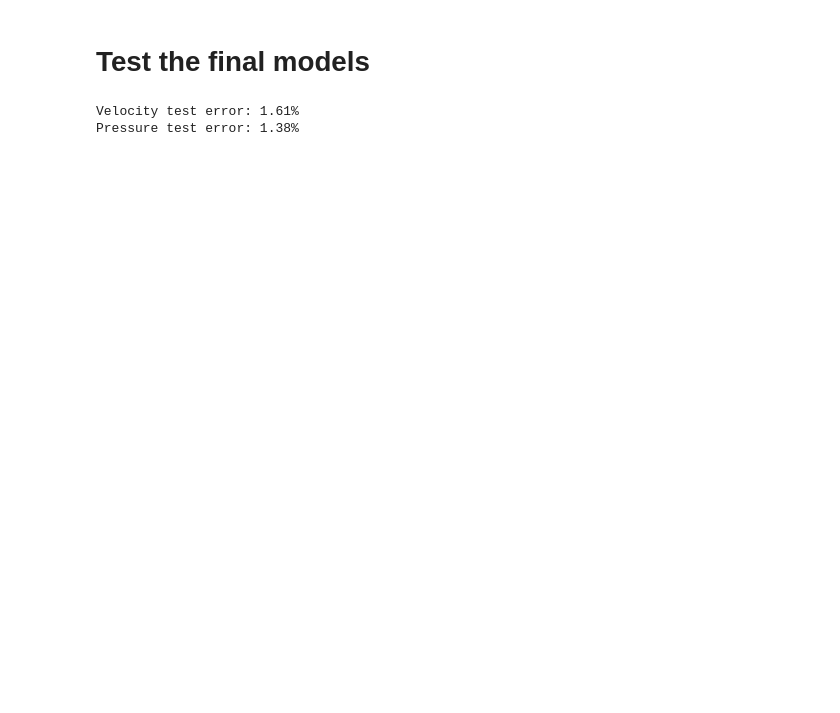
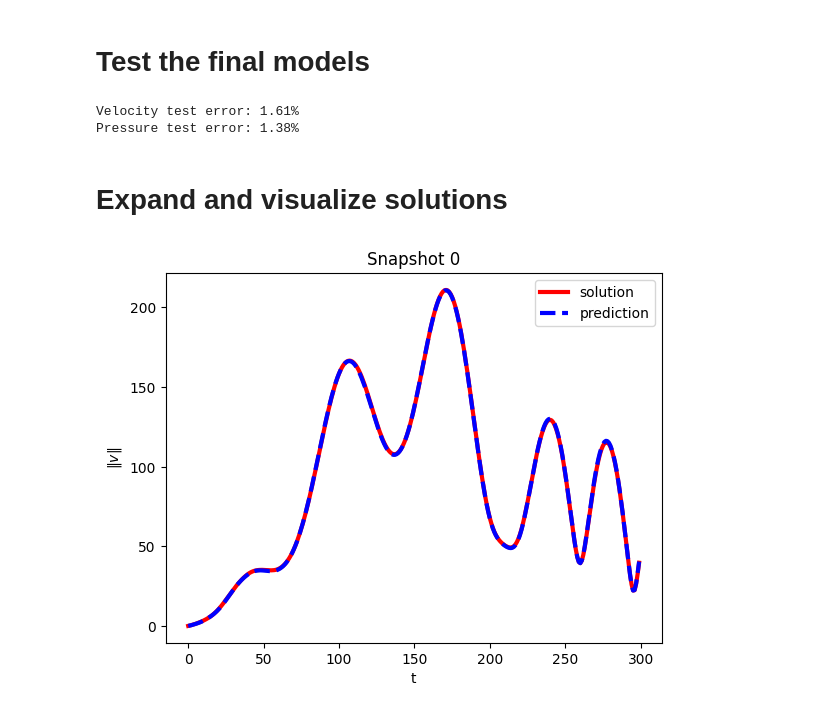
Before and after one commit to CS-433/ml-project-2-vaporizers, a Jupyter notebook: run.ipynb, the cells around one changed output. Saved outputs shown, nothing was run; the diff lists cells and outputs as text; code cells hidden in the pictures; blank space fills up the shorter version.

```diff
--- a/run.ipynb
+++ b/run.ipynb
@@ -149,3 +149,35 @@ print('Pressure test error: {:.2f}%'.format(test_error_p * 100))
 # %% [output]
 Velocity test error: 1.61%
 Pressure test error: 1.38%
+# %% [markdown]
+# Expand and visualize solutions
+# %%
+# Compute predictions
+
+predictions_v = predict(model_v, test_v_gen, device).to('cpu').detach().numpy()
+predictions_p = predict(model_p, test_p_gen, device).to('cpu').detach().numpy()
+# %%
+# Plot solutions vs predictions for the snapshot at idx
+
+idx = 0
+
+predictions_v_idx = predictions_v[idx].reshape((40,37))
+predictions_v_ex = expand(predictions_v_idx, basis_space['velocity'], basis_time['velocity'])
+solutions_v_ex = expand(y_test_v[idx], basis_space['velocity'], basis_time['velocity'])
+predictions_p_idx = predictions_p[idx].reshape((7,47))
+predictions_p_ex = expand(predictions_p_idx, basis_space['pressure'], basis_time['pressure'])
+solutions_p_ex = expand(y_test_p[idx], basis_space['pressure'], basis_time['pressure'])
+norm_solutions_v = np.linalg.norm(solutions_v_ex, axis=0)
+norm_predictions_v = np.linalg.norm(predictions_v_ex, axis=0)
+norm_solutions_p = np.linalg.norm(solutions_p_ex, axis=0)
+norm_predictions_p = np.linalg.norm(predictions_p_ex, axis=0)
+# %%
+plt.plot(norm_solutions_v, color = 'r', linewidth='3')
+plt.plot(norm_predictions_v, linestyle = '--', color = 'b', linewidth='3')
+plt.xlabel('t')
+plt.ylabel('$\|v\|$')
+plt.legend(['solution', 'prediction'])
+plt.title('Snapshot {}'.format(idx))
+plt.show()
+# %% [output]
+[figure, added]
```
Also changed, not shown: parts of 3 cells of this notebook.
